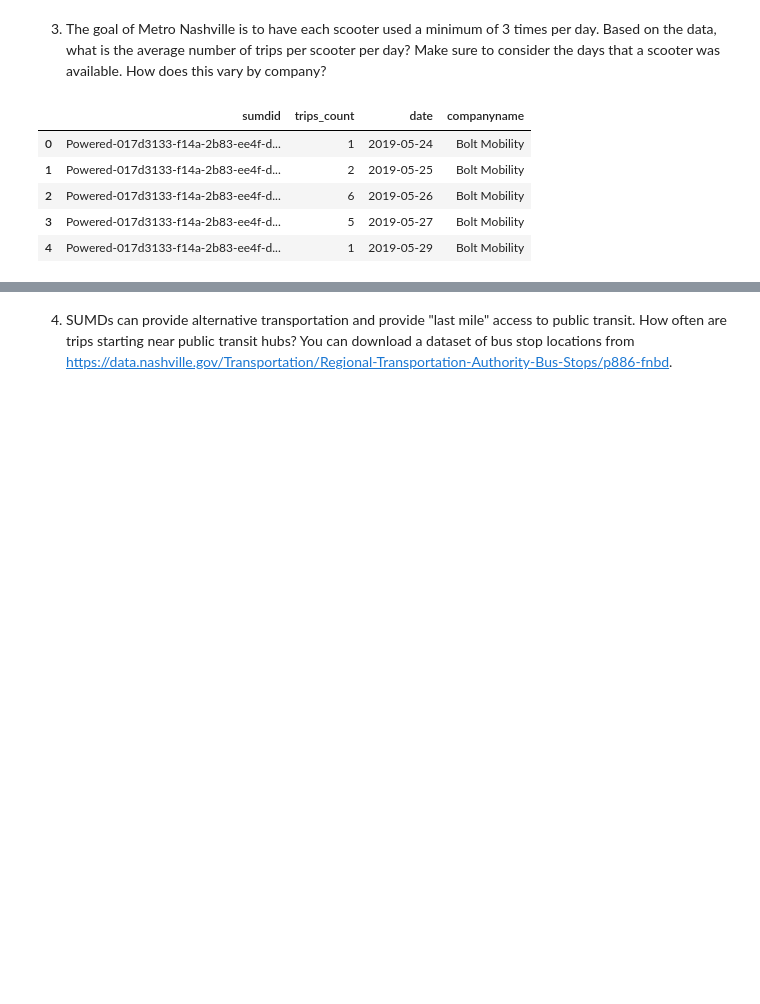
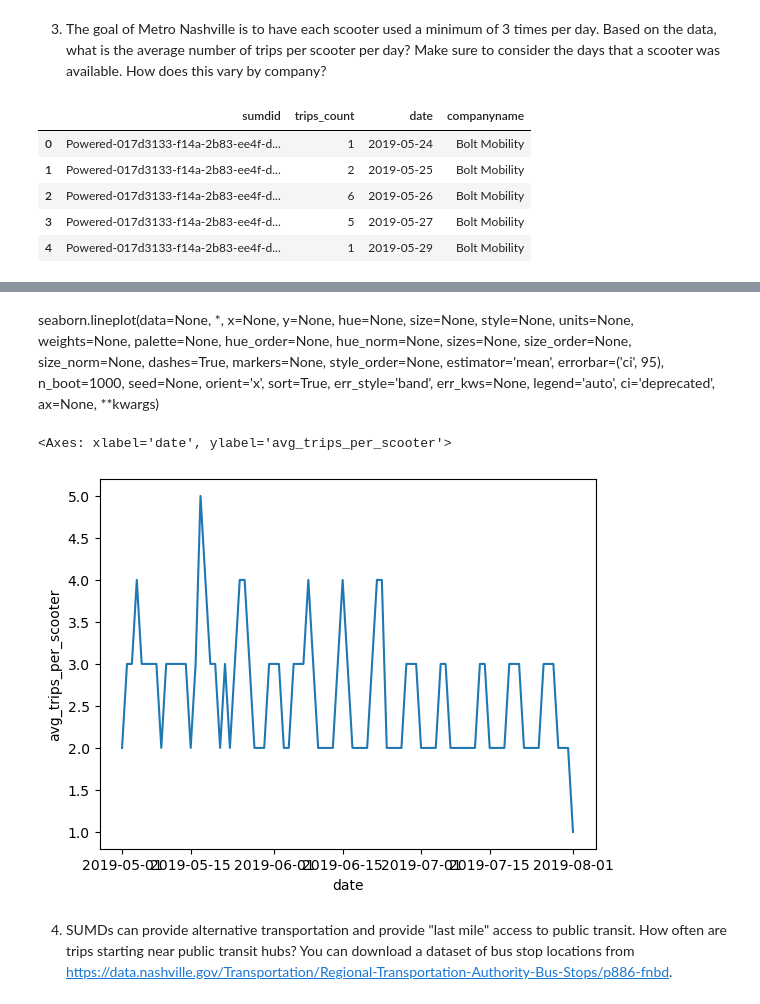
Before and after one commit to NSS-Data-Analytics-Cohort-10/scooters-group-2, a Jupyter notebook: notebooks/scooters_notebook.ipynb, the cells around one changed output, grey strips where cells are left out. Saved outputs shown, nothing was run; the diff lists cells and outputs as text; code cells hidden in the pictures; blank space fills up the shorter version.

```diff
--- a/notebooks/scooters_notebook.ipynb
+++ b/notebooks/scooters_notebook.ipynb
@@ -486,0 +504,9 @@ use_per_day.head()
+# %%
+# to find average trips per day: aggregate on date, count scooters, summarize rides, divide rides by number of scooters
+# grouped_company_date = scooter_company_date.groupby(['companyname', 'date']).max('count')
+# grouped_company_date_bird = scooter_company_date.groupby('date').max('count')
+# sns.lineplot(data=grouped_company_date, x='date', y='count_scooters', hue='companyname')
+
+grouped_use_tpd = use_per_day.groupby('date').agg({'sumdid': pd.Series.nunique, 'trips_count': np.sum})
+# %%
+grouped_use_tpd['avg_trips_per_scooter'] = round(grouped_use_tpd['trips_count']/grouped_use_tpd['sumdid'])
@@ -487,3 +523,11 @@ use_per_day.head()
+# %% [markdown]
+seaborn.lineplot(data=None, *, x=None, y=None, hue=None, size=None, style=None, units=None, weights=None, palette=None, hue_order=None, hue_norm=None, sizes=None, size_order=None, size_norm=None, dashes=True, markers=None, style_order=None, estimator='mean', errorbar=('ci', 95), n_boot=1000, seed=None, orient='x', sort=True, err_style='band', err_kws=None, legend='auto', ci='deprecated', ax=None, **kwargs)
+# %%
+sns.lineplot(data=grouped_use_tpd, x='date', y='avg_trips_per_scooter')
+# making one change
+# %% [output]
+<Axes: xlabel='date', ylabel='avg_trips_per_scooter'>
+[figure, added]
 # %%
 # y: trips count
 # x: date
```
Also changed, not shown: parts of 16 cells of this notebook, 1 other file.
